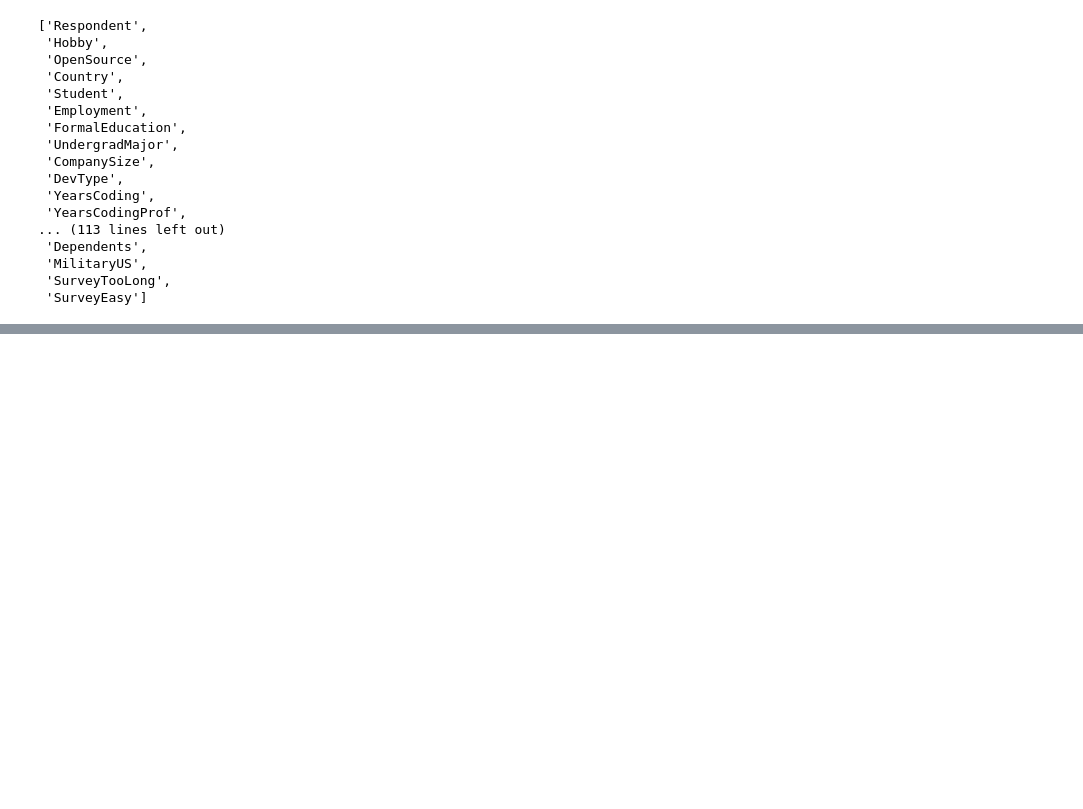
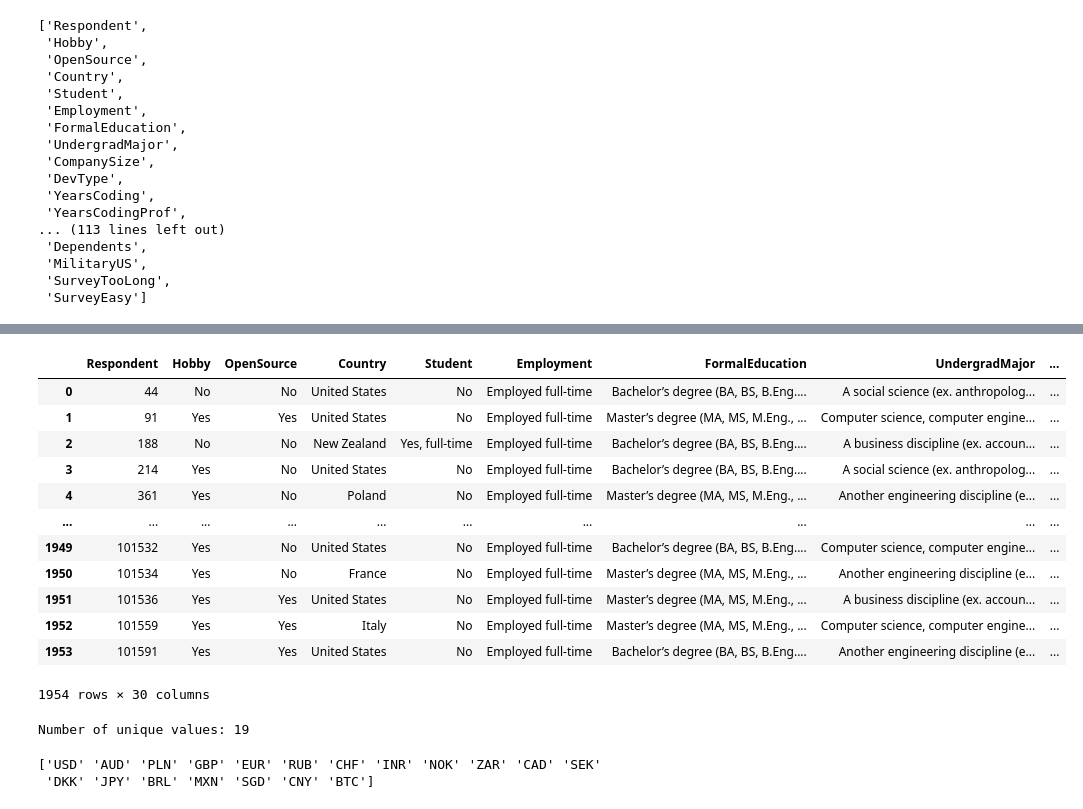
Before and after one commit to loisyu/Data-analysis-project, a Jupyter notebook: project2-survey-data-analysis.ipynb, the cells around one changed output, grey strips where cells are left out. Saved outputs shown, nothing was run; the diff lists cells and outputs as text; code cells hidden in the pictures; blank space fills up the shorter version.

Commit message:
cleaned data & added new column

```diff
--- a/project2-survey-data-analysis.ipynb
+++ b/project2-survey-data-analysis.ipynb
@@ -63,3 +63,7 @@ column_names
  'MilitaryUS',
  'SurveyTooLong',
  'SurveyEasy']
+# %%
+columns_to_select = ['Respondent','Hobby','OpenSource','Country','Student','Employment','FormalEducation','UndergradMajor','CompanySize','DevType','YearsCoding','YearsCodingProf','JobSatisfaction','CareerSatisfaction','HopeFiveYears','JobSearchStatus','LastNewJob','UpdateCV', 'Currency', 'Salary','SalaryType','ConvertedSalary','CurrencySymbol','CommunicationTools','TimeFullyProductive','EducationTypes', 'SelfTaughtTypes','TimeAfterBootcamp','Gender','Age']
+# %%
+new_df = df[columns_to_select].copy()
@@ -65,0 +80,29 @@ column_names
+# %%
+new_df=new_df.dropna()
+# %%
+new_df.reset_index(drop =True)
+# %% [output]
+|  | Respondent | Hobby | OpenSource | Country | Student | Employment | FormalEducation | UndergradMajor | ... |
+| 0 | 44 | No | No | United States | No | Employed full-time | Bachelor’s degree (BA, BS, B.Eng.... | A social science (ex. anthropolog... | ... |
+| 1 | 91 | Yes | Yes | United States | No | Employed full-time | Master’s degree (MA, MS, M.Eng., ... | Computer science, computer engine... | ... |
+| 2 | 188 | No | No | New Zealand | Yes, full-time | Employed full-time | Bachelor’s degree (BA, BS, B.Eng.... | A business discipline (ex. accoun... | ... |
+| 3 | 214 | Yes | No | United States | No | Employed full-time | Bachelor’s degree (BA, BS, B.Eng.... | A social science (ex. anthropolog... | ... |
+| 4 | 361 | Yes | No | Poland | No | Employed full-time | Master’s degree (MA, MS, M.Eng., ... | Another engineering discipline (e... | ... |
+| ... | ... | ... | ... | ... | ... | ... | ... | ... | ... |
+| 1949 | 101532 | Yes | No | United States | No | Employed full-time | Bachelor’s degree (BA, BS, B.Eng.... | Computer science, computer engine... | ... |
+| 1950 | 101534 | Yes | No | France | No | Employed full-time | Master’s degree (MA, MS, M.Eng., ... | Another engineering discipline (e... | ... |
+| 1951 | 101536 | Yes | Yes | United States | No | Employed full-time | Master’s degree (MA, MS, M.Eng., ... | A business discipline (ex. accoun... | ... |
+| 1952 | 101559 | Yes | Yes | Italy | No | Employed full-time | Master’s degree (MA, MS, M.Eng., ... | Computer science, computer engine... | ... |
+| 1953 | 101591 | Yes | Yes | United States | No | Employed full-time | Bachelor’s degree (BA, BS, B.Eng.... | Another engineering discipline (e... | ... |
+1954 rows × 30 columns
+# %%
+unique_count = new_df['CurrencySymbol'].nunique()
+print("Number of unique values:", unique_count)
+# %% [output]
+Number of unique values: 19
+# %%
+unique_values = new_df['CurrencySymbol'].unique()
+print(unique_values)
+# %% [output]
+['USD' 'AUD' 'PLN' 'GBP' 'EUR' 'RUB' 'CHF' 'INR' 'NOK' 'ZAR' 'CAD' 'SEK'
+ 'DKK' 'JPY' 'BRL' 'MXN' 'SGD' 'CNY' 'BTC']
```
Also changed, not shown: parts of 2 cells of this notebook.
